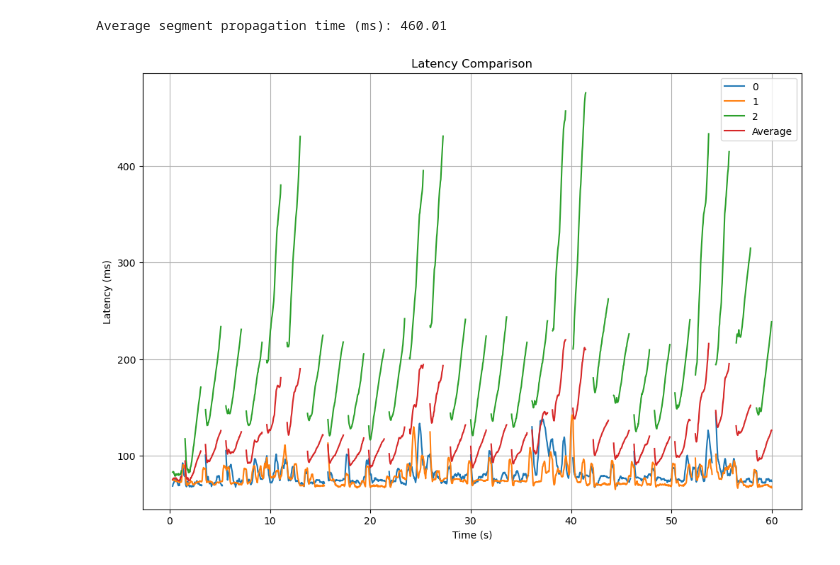
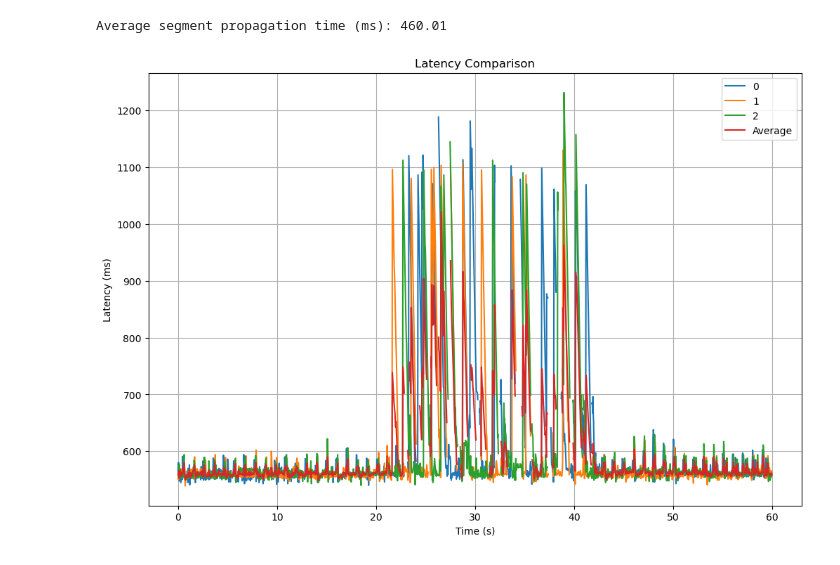
Before and after one commit to LasseWinkel/moq-dash-data, a Jupyter notebook: moq_analysis/average.ipynb, the cells around one changed output. Saved outputs shown, nothing was run; the diff lists cells and outputs as text; code cells hidden in the pictures.

Commit message:
Dynamic loss/delay experiments

```diff
--- a/moq_analysis/average.ipynb
+++ b/moq_analysis/average.ipynb
@@ -6,7 +6,7 @@ total_publishing_duration = 60
 stall_criteria = 35
 # %%
 # Open the JSON file
-with open('base_data/res1080fps30bit6gop(2,0,0)loss0delay50-1500-50bw100.json', 'r') as file:
+with open('base_data/res1080fps30bit6gop(2,0,0)loss0-1-0delay200bw100.json', 'r') as file:
     json_data_data_0 = json.load(file)
 
 # Convert JSON data to DataFrame
@@ -122,7 +122,7 @@ avg_time_diff_ms_data_0 = receive_time_difference_data_0.mean()
 fps_data_0 = 1000 / avg_time_diff_ms_data_0
 # %%
 # Open the JSON file
-with open('base_data/res1080fps30bit6gop(1,0,0)loss0delay50-1500-50bw100.json', 'r') as file:
+with open('base_data/res1080fps30bit6gop(0.5,0,0)loss0-1-0delay200bw100.json', 'r') as file:
     json_data_data_1 = json.load(file)
 
 # Convert JSON data to DataFrame
@@ -238,7 +238,7 @@ avg_time_diff_ms_data_1 = receive_time_difference_data_1.mean()
 fps_data_1 = 1000 / avg_time_diff_ms_data_1
 # %%
 # Open the JSON file
-with open('base_data/res1080fps30bit6gop(0.5,0,0)loss0delay50-1500-50bw100.json', 'r') as file:
+with open('base_data/res1080fps30bit6gop(1,0,0)loss0-1-0delay500bw100 (2).json', 'r') as file:
     json_data_data_2 = json.load(file)
 
 # Convert JSON data to DataFrame
@@ -642,35 +642,35 @@ def sample_and_smooth(data, timestamp_col, value_col, sample_rate=1, window_size
     smoothed_values = sampled_data[value_col].rolling(window=window_size).mean()
 
     return sampled_data[timestamp_col], smoothed_values
 
 # Sampling rate and window size for smoothing
 sample_rate = 1  # Take every 30th frame
-window_size = 10  # Rolling window size for smoothing
+window_size = 1  # Rolling window size for smoothing
 
 # Plotting
 plt.figure(figsize=(12, 8))
 
 # Sample and smooth data for each scenario
 timestamps_0, smoothed_0 = sample_and_smooth(df_data_0, '_1_rawVideoTimestamp', '_8_totalTime', sample_rate, window_size)
 timestamps_1, smoothed_1 = sample_and_smooth(df_data_1, '_1_rawVideoTimestamp', '_8_totalTime', sample_rate, window_size)
 timestamps_2, smoothed_2 = sample_and_smooth(df_data_2, '_1_rawVideoTimestamp', '_8_totalTime', sample_rate, window_size)
 timestamps_avg, smoothed_avg = sample_and_smooth(df_data_avg, '_1_rawVideoTimestamp', '_8_totalTime', sample_rate, window_size)
 
 # Plotting the smoothed data
 plt.plot(timestamps_0, smoothed_0, label='0')
 plt.plot(timestamps_1, smoothed_1, label='1')
 plt.plot(timestamps_2, smoothed_2, label='2')
 plt.plot(timestamps_avg, smoothed_avg, label='Average')
 
 # Adding labels, grid, and legend
 plt.xlabel('Time (s)')
 plt.ylabel('Latency (ms)')
 plt.grid(True)
 plt.legend()
 plt.title('Latency Comparison')
 plt.show()
 # %% [output]
-[figure, old version]
+[figure, new version]
 # %%
 json_data = df_data_avg.to_json(orient='records')
 
```
Also changed, not shown: parts of 2 cells of this notebook, 34 other files.
